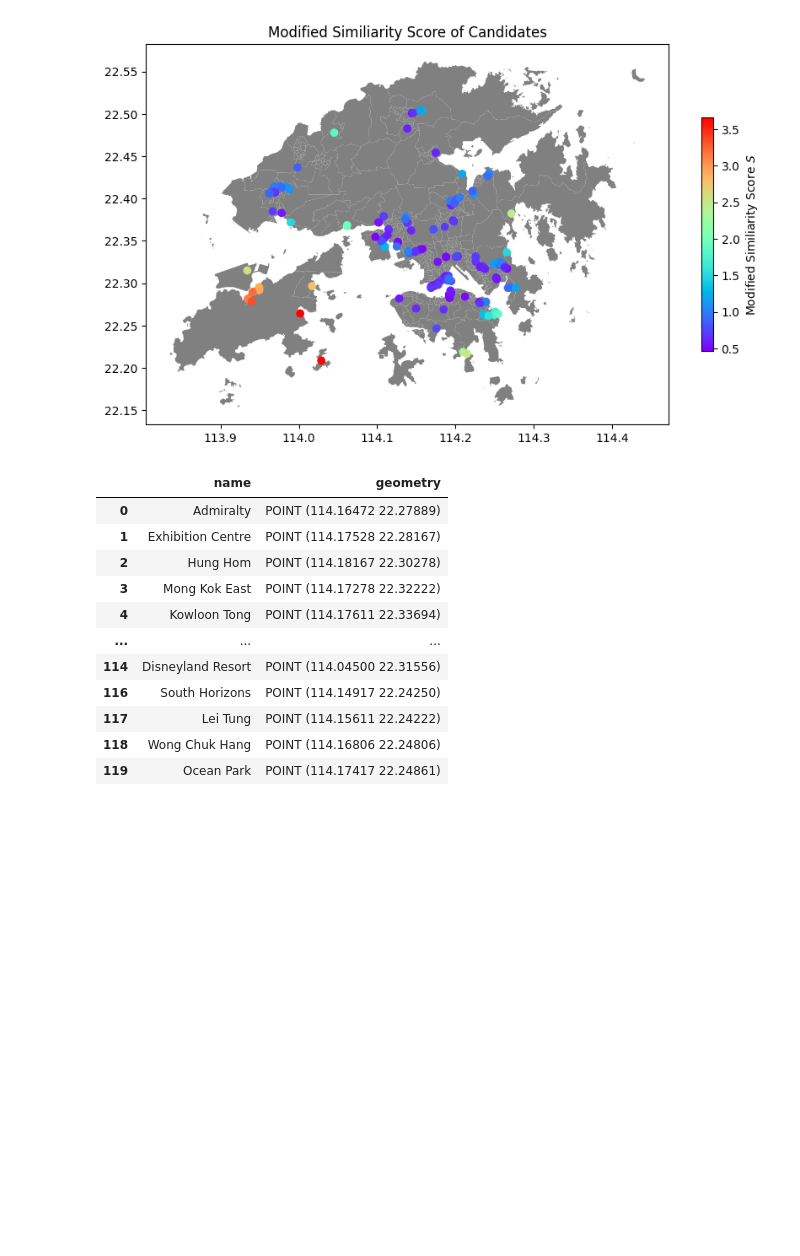
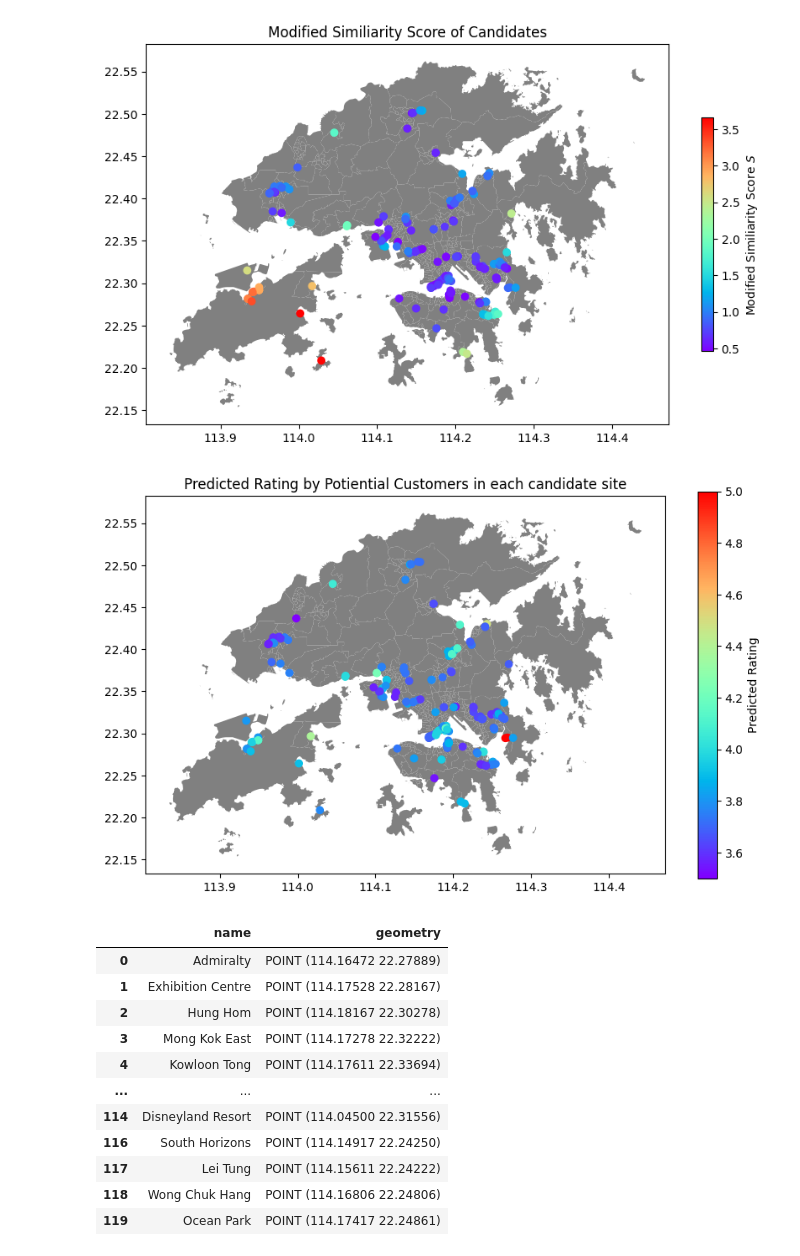
Before and after one commit to Annoying-MSDM5005/Classwork, a Jupyter notebook: proj_loc/find_location.ipynb, the cells around one changed output. Drawn from its saved outputs; the diff is of its cells as text; code cells hidden in the pictures; blank space fills up the shorter version.

Commit message:
[add] rating

```diff
--- a/proj_loc/find_location.ipynb
+++ b/proj_loc/find_location.ipynb
@@ -158,12 +158,16 @@ plt.show()
 # %% [output]
 [figure]
 # %%
-# S = 10
-# fig,ax=plt.subplots(figsize=(S,S))
-# dcca.plot(color="grey",ax=ax)
-# candidates.plot("V",cmap="rainbow",ax=ax,legend=True,legend_kwds={'label': "Value $V$",'shrink':.6})
-# ax.set_title("Value of Candidates")
-# plt.show()
+S = 10
+fig,ax=plt.subplots(figsize=(S,S))
+dcca.plot(color="grey",ax=ax)
+candidates["rate"] = (5-3.5)*minmaxnorm(candidates.P)+3.5
+candidates.plot("rate",cmap="rainbow",ax=ax,legend=True,legend_kwds={'label': "Predicted Rating",'shrink':.6})
+ax.set_title("Predicted Rating by Potiential Customers in each candidate site")
+plt.savefig("img/rating_candidates.png")
+plt.show()
+# %% [output]
+[figure, added]
 # %%
 import os
 import json
```
Also changed, not shown: 2 other files.
